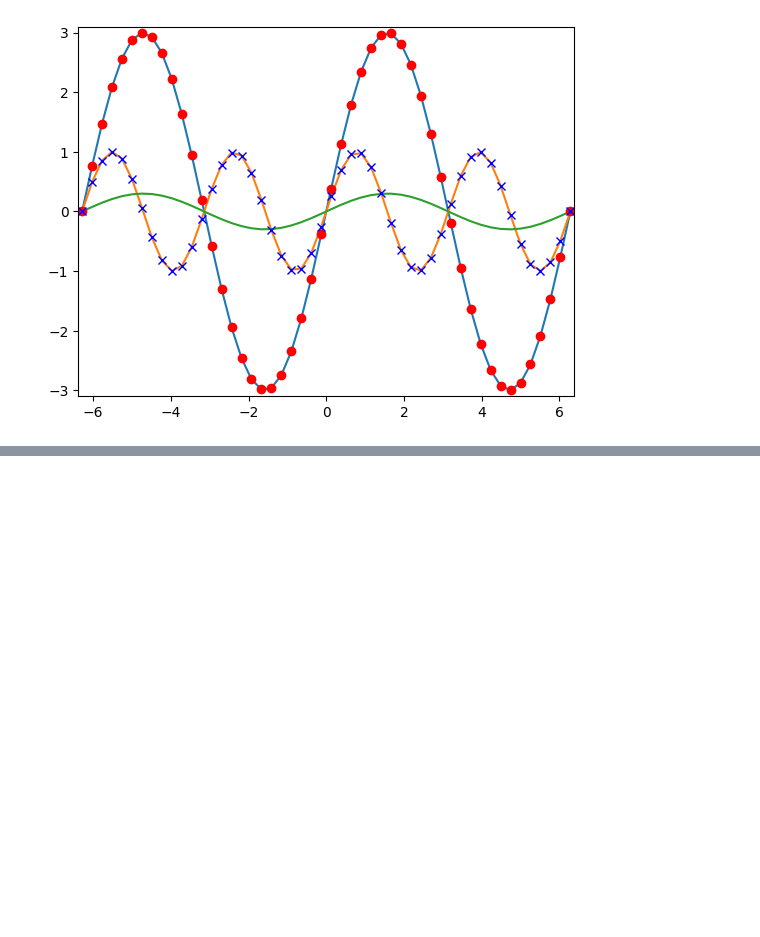
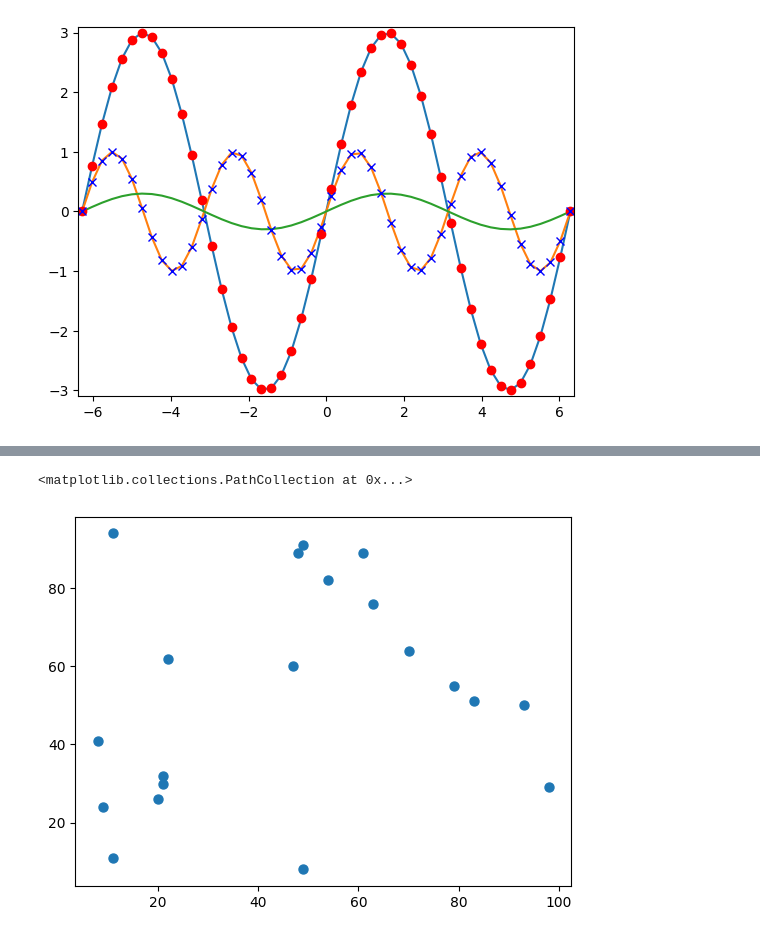
Before and after one commit to harmkenn/Python-Workbooks, a Jupyter notebook: python-course.eu/E_PC13_MatPlotLib.ipynb, the cells around one changed output, grey strips where cells are left out. Saved outputs shown, nothing was run; the diff lists cells and outputs as text; code cells hidden in the pictures; blank space fills up the shorter version.

```diff
--- a/python-course.eu/E_PC13_MatPlotLib.ipynb
+++ b/python-course.eu/E_PC13_MatPlotLib.ipynb
@@ -37,0 +64,11 @@ plt.show()
+# %%
+import matplotlib.pyplot as plt
+import numpy as np
+
+X = np.random.randint(0, 100, (20,))
+Y = np.random.randint(0, 100, (20,))
+fig, ax = plt.subplots()
+ax.scatter(X, Y, s=42)
+# %% [output]
+<matplotlib.collections.PathCollection at 0x...>
+[figure, added]
```
Also changed, not shown: parts of 4 cells of this notebook.
